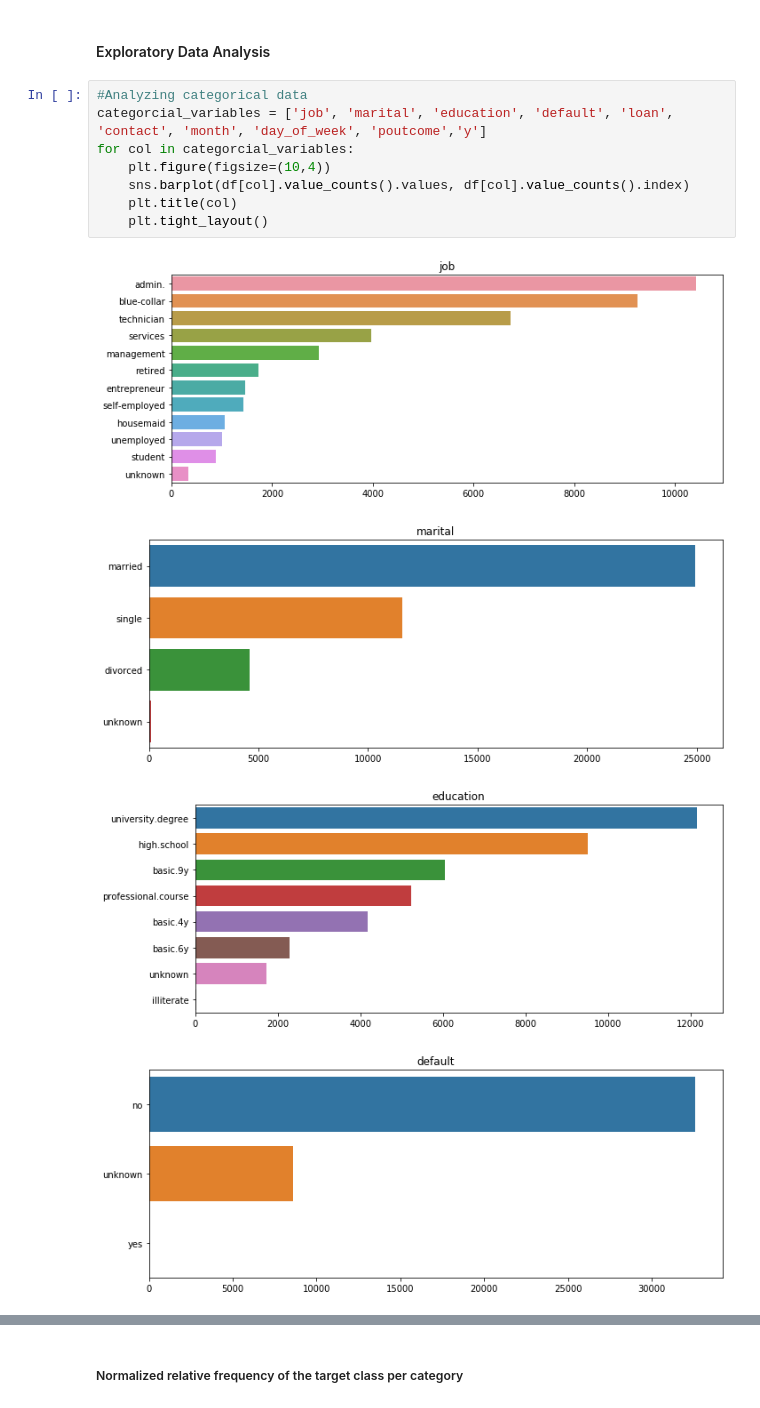
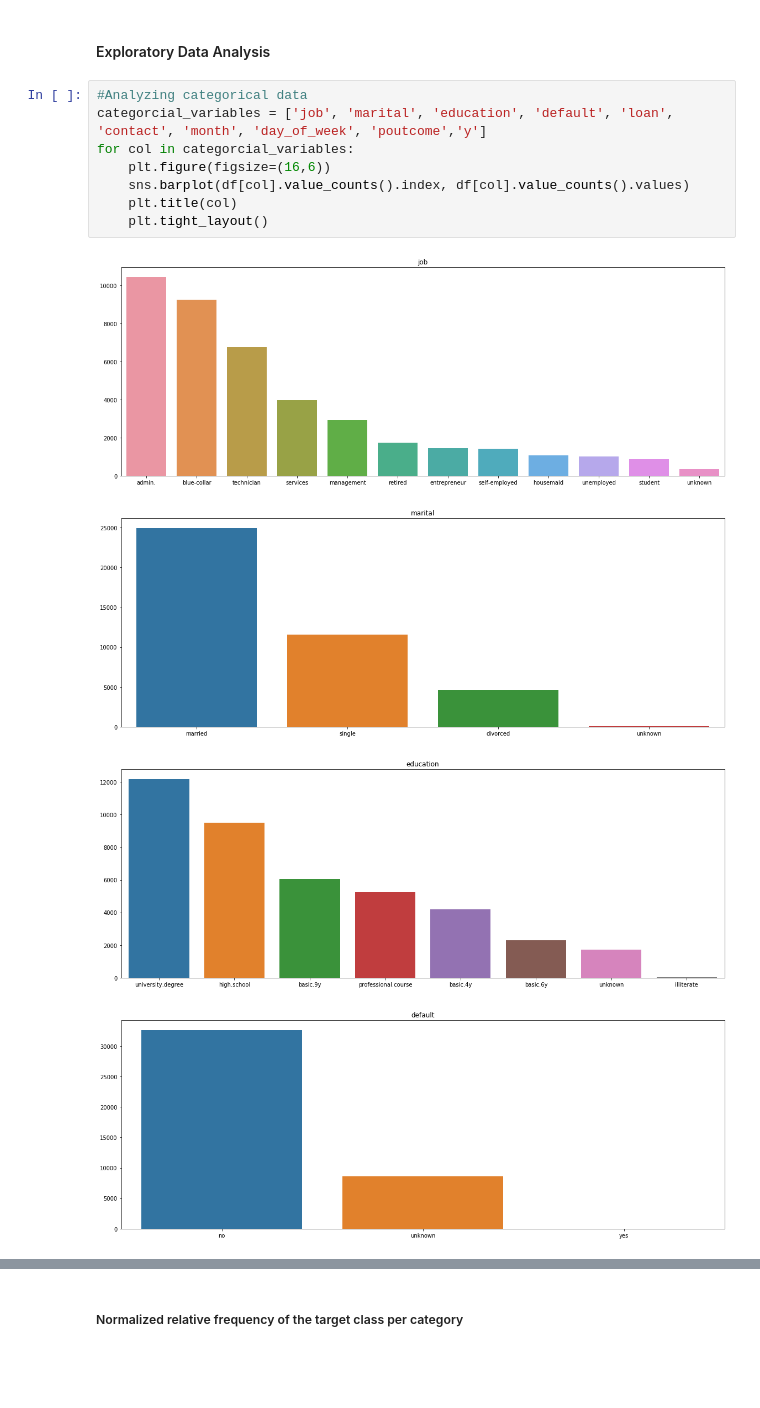
Before and after one commit to kavehamini/Bank_Marketing, a Jupyter notebook: Bank_Marketing.ipynb, the cells around one changed output, grey strips where cells are left out. Cells and saved outputs as stored; diff of their text form; blank space fills up the shorter version.

```diff
--- a/Bank_Marketing.ipynb
+++ b/Bank_Marketing.ipynb
@@ -134,13 +134,13 @@ dtype: object
 # %%
 #Analyzing categorical data
 categorcial_variables = ['job', 'marital', 'education', 'default', 'loan', 'contact', 'month', 'day_of_week', 'poutcome','y']
 for col in categorcial_variables:
-    plt.figure(figsize=(10,4))
-    sns.barplot(df[col].value_counts().values, df[col].value_counts().index)
+    plt.figure(figsize=(16,6))
+    sns.barplot(df[col].value_counts().index, df[col].value_counts().values)
     plt.title(col)
     plt.tight_layout()
 # %% [output]
-[figure, old version]
+[figure, new version]
-[figure, old version]
+[figure, new version]
-[figure, old version]
+[figure, new version]
-[figure, old version]
+[figure, new version]
```
Also changed, not shown: parts of 1 cell of this notebook.
